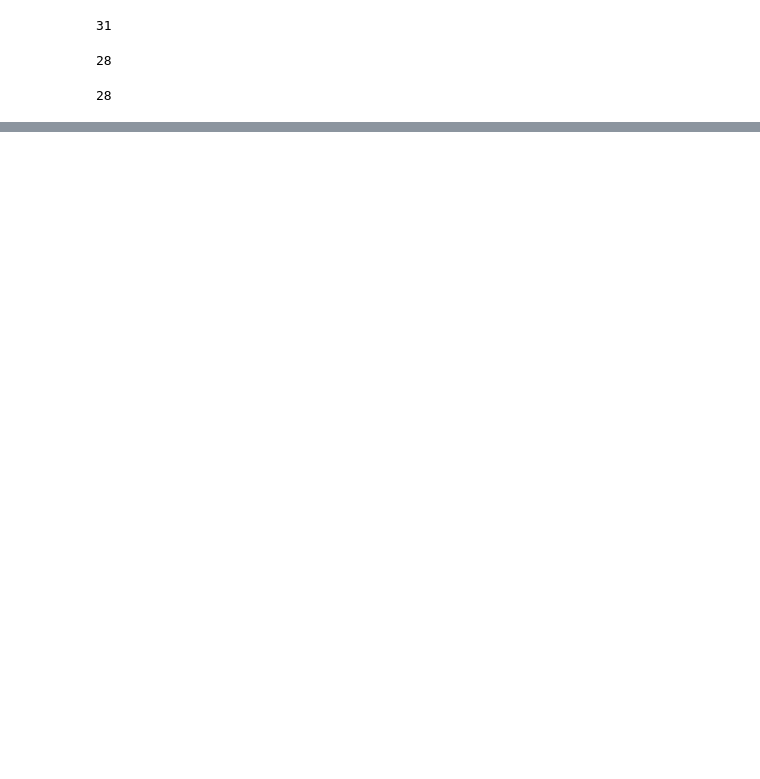
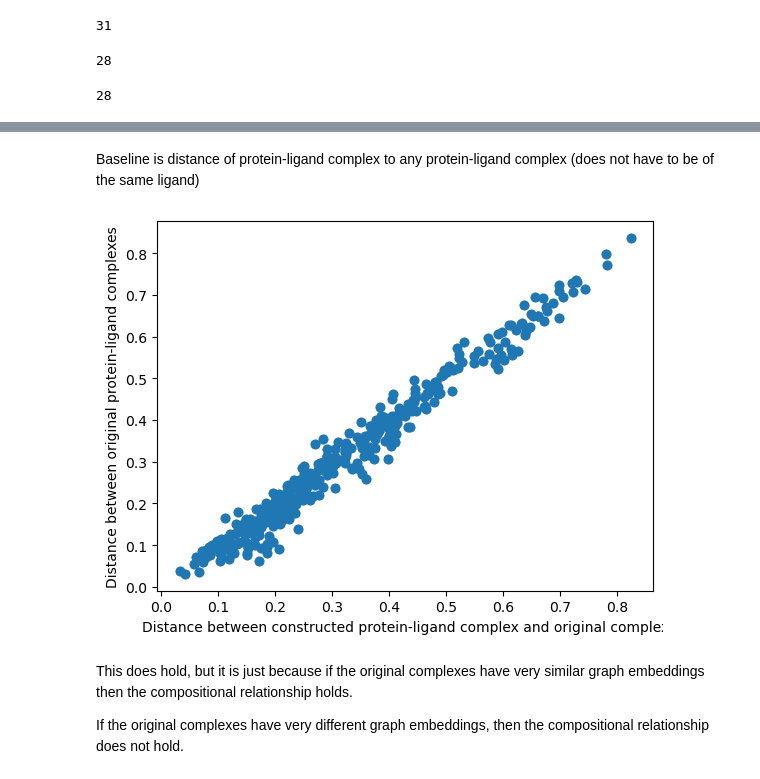
Before and after one commit to mims-harvard/ATOMICA, a Jupyter notebook: case_studies/composition_of_embeddings/can_embeddings_be_composed.ipynb, the cells around one changed output, grey strips where cells are left out. Drawn from its saved outputs; the diff is of its cells as text; code cells hidden in the pictures; blank space fills up the shorter version.

```diff
--- a/case_studies/composition_of_embeddings/can_embeddings_be_composed.ipynb
+++ b/case_studies/composition_of_embeddings/can_embeddings_be_composed.ipynb
@@ -173,0 +161,13 @@ plt.show()
+# %% [markdown]
+Baseline is distance of protein-ligand complex to any protein-ligand complex (does not have to be of the same ligand)
+# %%
+plt.scatter(dist_construct, cmplx_dist)
+plt.xlabel("Distance between constructed protein-ligand complex and original complex")
+plt.ylabel("Distance between original protein-ligand complexes")
+plt.show()
+# %% [output]
+[figure, added]
+# %% [markdown]
+This does hold, but it is just because if the original complexes have very similar graph embeddings then the compositional relationship holds.
+
+If the original complexes have very different graph embeddings, then the compositional relationship does not hold.
```
Also changed, not shown: parts of 34 cells of this notebook, 14 other files.
